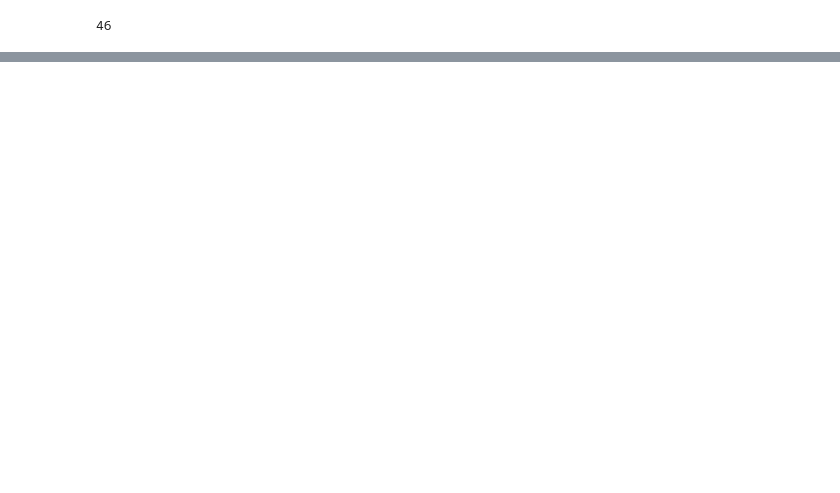
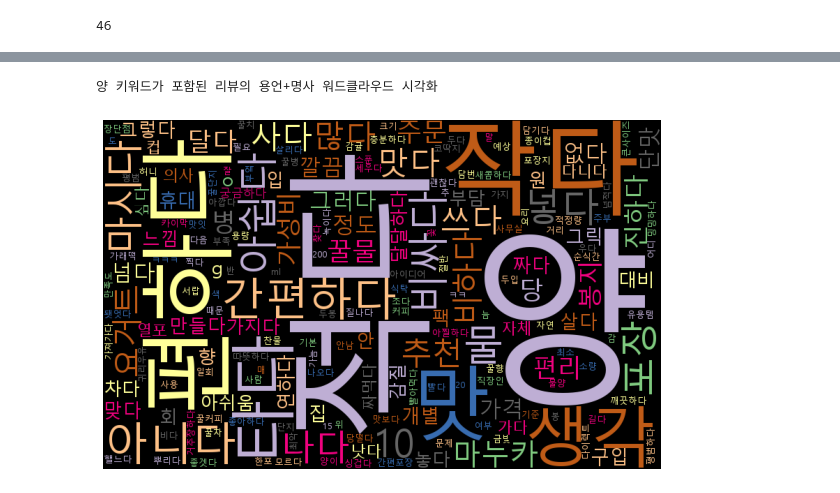
Before and after one commit to eatthecompanyxasac/doeat2023, a Jupyter notebook: KYJ/honey_stick/code/analysis.ipynb, the cells around one changed output, grey strips where cells are left out. Drawn from its saved outputs; the diff is of its cells as text; code cells hidden in the pictures; blank space fills up the shorter version.

```diff
--- a/KYJ/honey_stick/code/analysis.ipynb
+++ b/KYJ/honey_stick/code/analysis.ipynb
@@ -164,0 +316,5 @@ Name: ReviewText, dtype: object
+# %%
+wc_kw(kurly_data[kurly_data['sentiment_label']==0], 3, '양')
+# %% [output]
+양 키워드가 포함된 리뷰의 용언+명사 워드클라우드 시각화
+[figure, added]
```
Also changed, not shown: parts of 15 cells of this notebook, 1 other file.
